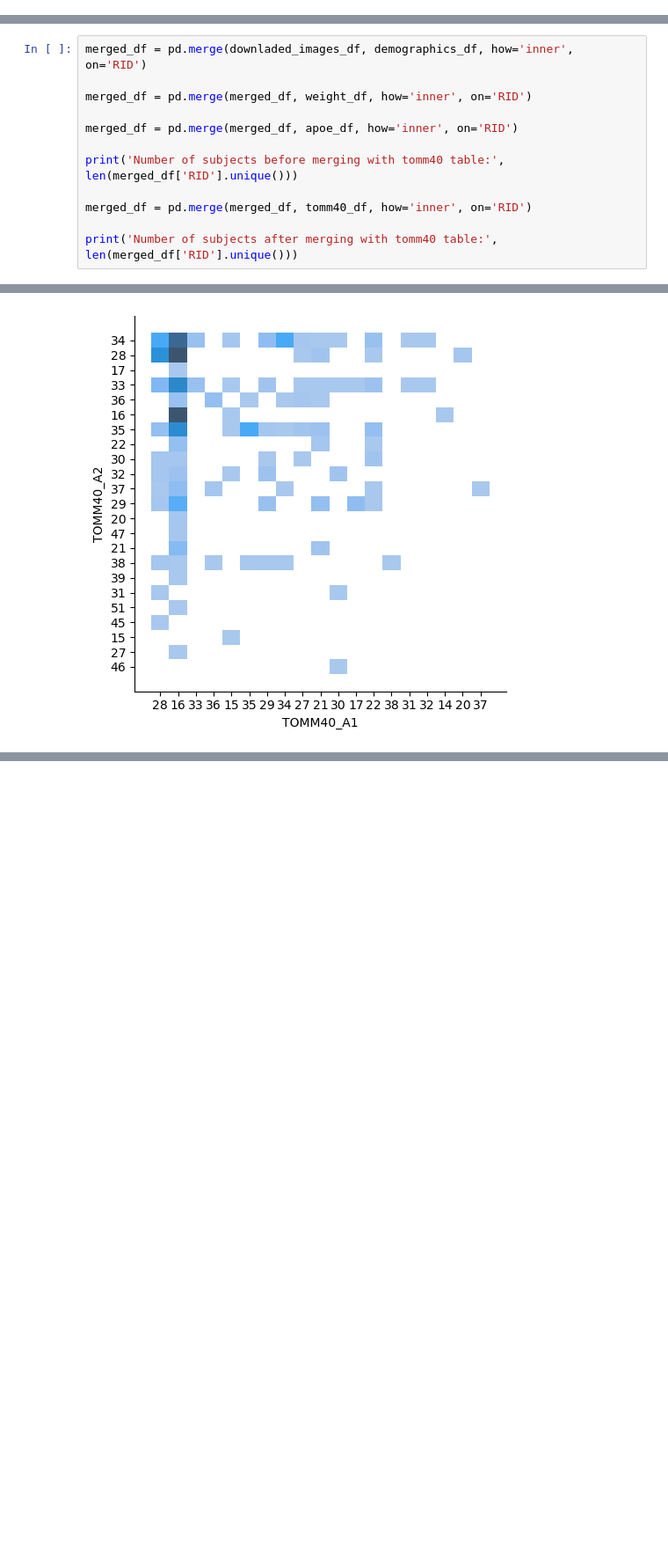
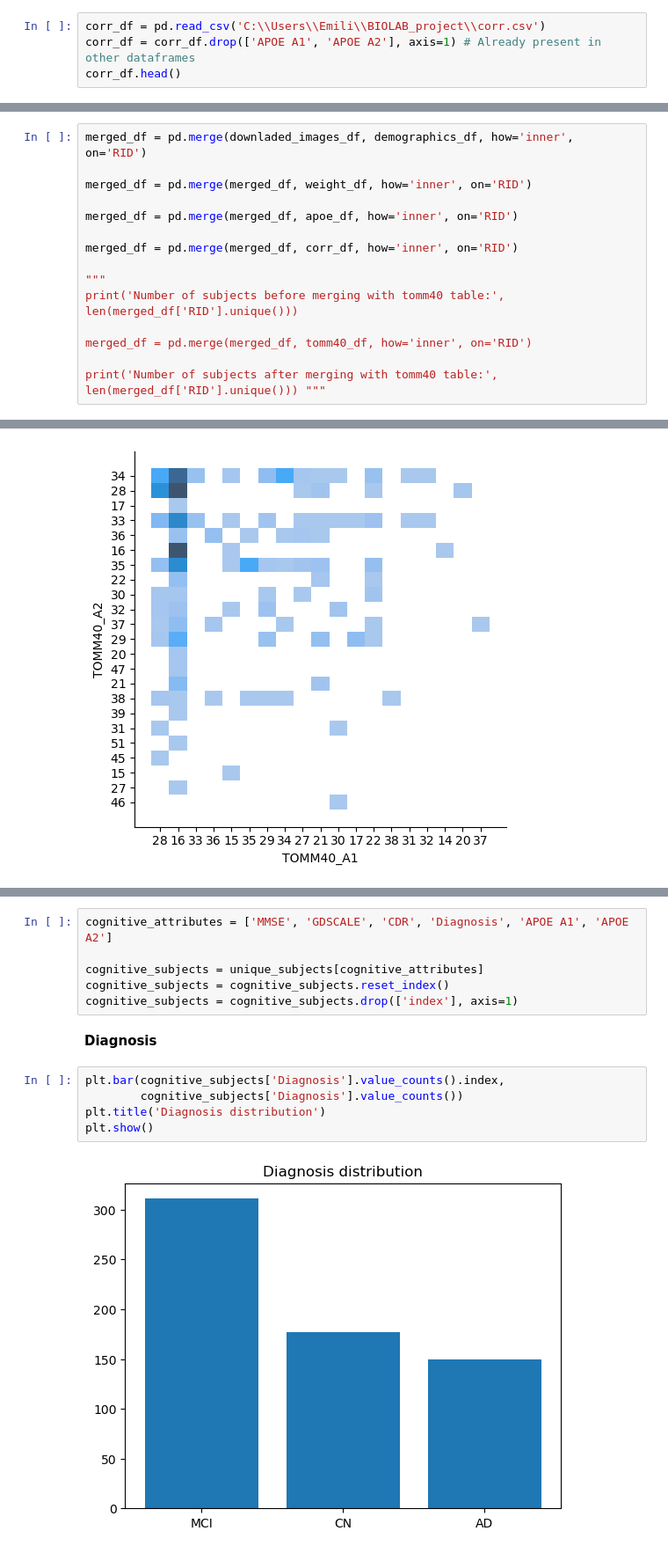
Before and after one commit to giocoal/ADNI-brain-MRI-alzheimer-WGAN-generation-and-classification, a Jupyter notebook: notebooks/subjects_analysis.ipynb, the cells around one changed output, grey strips where cells are left out. Shown: that part at 88% size. Saved outputs shown, nothing was run; the diff lists cells and outputs as text; blank space fills up the shorter version.

```diff
--- a/notebooks/subjects_analysis.ipynb
+++ b/notebooks/subjects_analysis.ipynb
@@ -386,0 +393,4 @@ tomm40_df.head()
+# %%
+corr_df = pd.read_csv('C:\\Users\\Emili\\BIOLAB_project\\corr.csv')
+corr_df = corr_df.drop(['APOE A1', 'APOE A2'], axis=1) # Already present in other dataframes
+corr_df.head()
@@ -416,9 +433,12 @@ merged_df = pd.merge(merged_df, weight_df, how='inner', on='RID')
 
 merged_df = pd.merge(merged_df, apoe_df, how='inner', on='RID')
 
+merged_df = pd.merge(merged_df, corr_df, how='inner', on='RID')
+
+"""
 print('Number of subjects before merging with tomm40 table:', len(merged_df['RID'].unique()))
 
 merged_df = pd.merge(merged_df, tomm40_df, how='inner', on='RID')
 
-print('Number of subjects after merging with tomm40 table:', len(merged_df['RID'].unique()))
+print('Number of subjects after merging with tomm40 table:', len(merged_df['RID'].unique())) """
 # %% [output]
@@ -698,0 +724,15 @@ sns.displot(genetic_subjects, x="TOMM40_A1", y="TOMM40_A2");
+# %%
+cognitive_attributes = ['MMSE', 'GDSCALE', 'CDR', 'Diagnosis', 'APOE A1', 'APOE A2']
+
+cognitive_subjects = unique_subjects[cognitive_attributes]
+cognitive_subjects = cognitive_subjects.reset_index()
+cognitive_subjects = cognitive_subjects.drop(['index'], axis=1)
+# %% [markdown]
+**Diagnosis**
+# %%
+plt.bar(cognitive_subjects['Diagnosis'].value_counts().index,
+        cognitive_subjects['Diagnosis'].value_counts())
+plt.title('Diagnosis distribution')
+plt.show()
+# %% [output]
+[figure, added]
```
Also changed, not shown: parts of 39 cells of this notebook, 6 other files.
